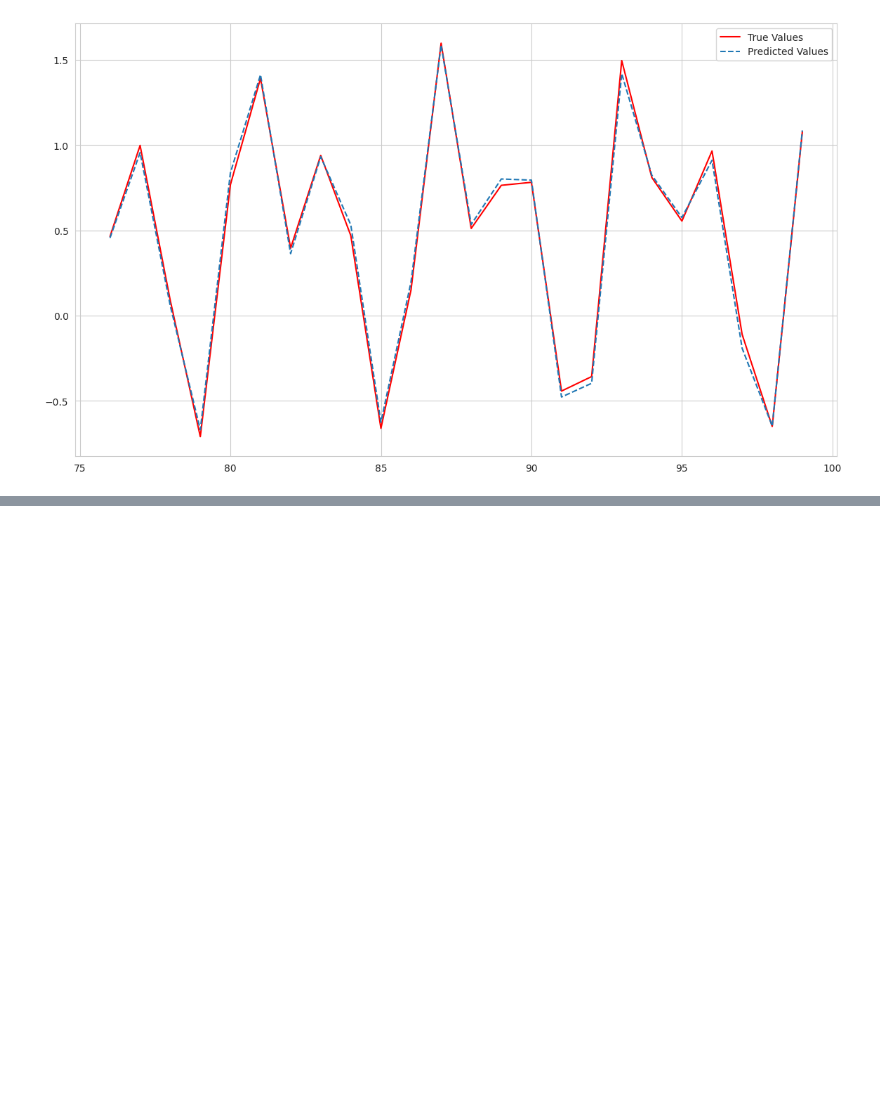
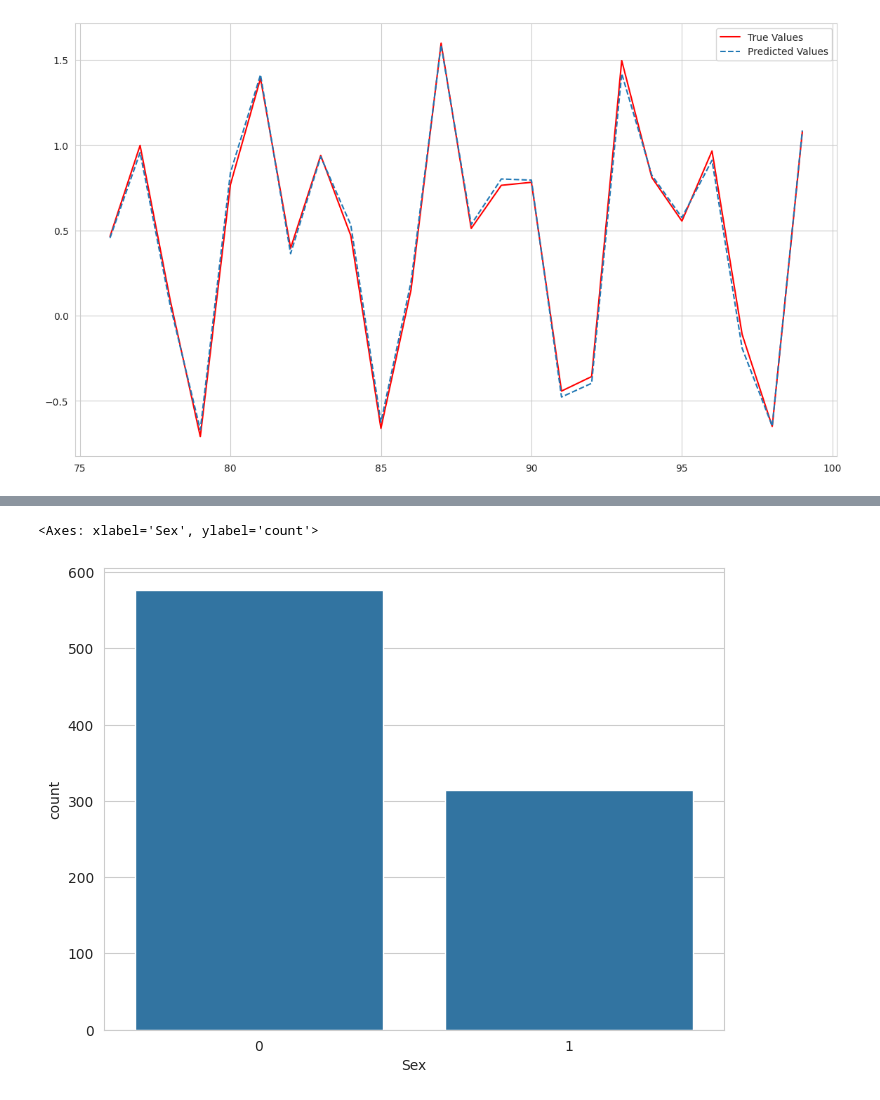
Before and after one commit to gregorylira/Deep-Learning-Mestrado, a Jupyter notebook: Atividade 1/main.ipynb, the cells around one changed output, grey strips where cells are left out. Drawn from its saved outputs; the diff is of its cells as text; code cells hidden in the pictures; blank space fills up the shorter version.

```diff
--- a/Atividade 1/main.ipynb
+++ b/Atividade 1/main.ipynb
@@ -1166,0 +1254,9 @@ ax.legend(loc='best')
+# %%
+train = train.drop(columns=['SibSp','Parch','Age'])
+train = train[['Sex','Fare','Pclass','Survived']]
+# %%
+plt.figure(figsize=(8,6))
+sns.countplot(x='Sex', data=train)
+# %% [output]
+<Axes: xlabel='Sex', ylabel='count'>
+[figure, added]
```
Also changed, not shown: parts of 85 cells of this notebook, 4 other files.
